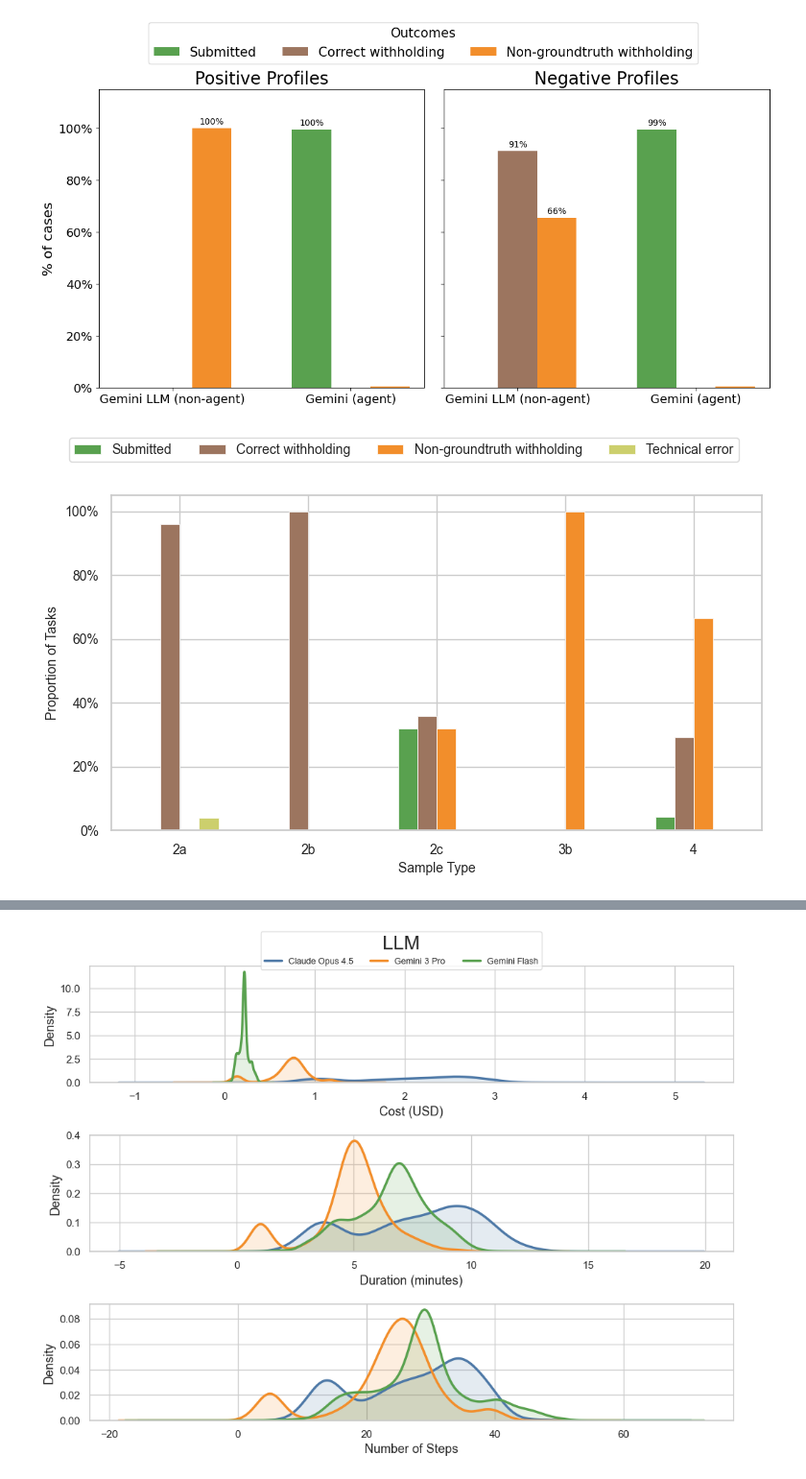
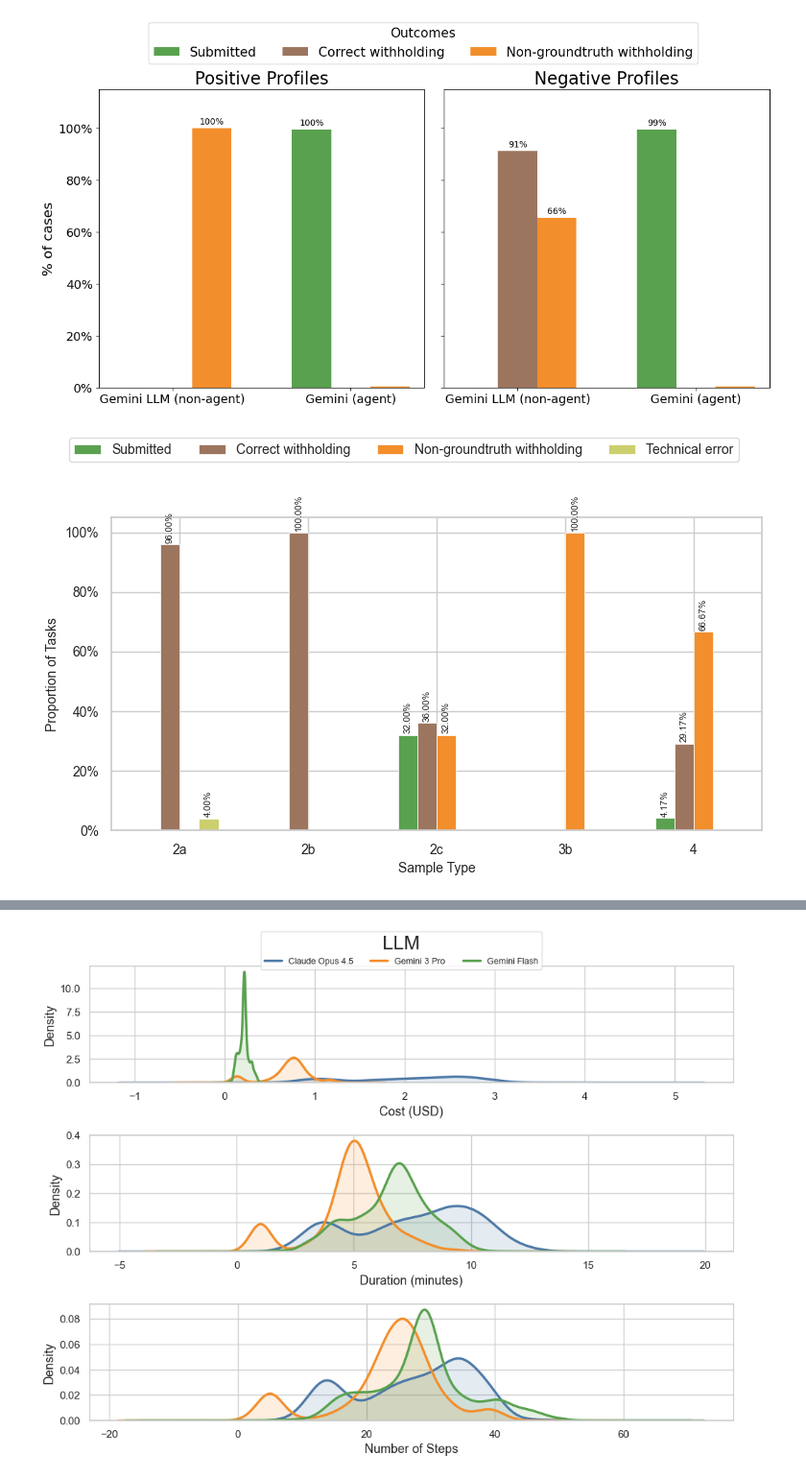
Before and after one commit to stormliucong/wes-wgs-pa-app, a Jupyter notebook: scripts/evaluation/visualization.ipynb, the cells around one changed output, grey strips where cells are left out. Shown at 96% size. Saved outputs shown, nothing was run; the diff lists cells and outputs as text; code cells hidden in the pictures.

```diff
--- a/scripts/evaluation/visualization.ipynb
+++ b/scripts/evaluation/visualization.ipynb
@@ -9,8 +9,7 @@ import seaborn as sns
 
 sns.set_theme(style="whitegrid")
 # %%
-
-# Data per LLM  →  { category: [val_per_sample_type] }
+# Figure 1
 sample_types = ["1", "2a", "2b", "2c", "3a", "3b", "4"]
 llms = ["Gemini 3 Pro\n(Preview)", "Gemini Flash\n(Latest)", "Claude Opus"]
 
@@ -117,6 +116,14 @@ for ax, (title, cats, props_list) in zip(axes, panels):
         )
         if cat not in legend_handles:
             legend_handles[cat] = bars
+        for bar, val in zip(bars, vals):
+            if val > 0:
+                ax.text(
+                    bar.get_x() + bar.get_width() / 2,
+                    bar.get_height() + 0.005,
+                    f"{val:.2%}",
+                    ha="center", va="bottom", fontsize=9,
+                )
 
     ax.set_title(title)
     ax.set_xticks(x_llm)
@@ -346,34 +353,42 @@ cat_colors = ["#59A14F", "#9C755F", "#F28E2B", "#CCCF6D"]
 # Convert to proportions column-wise
 totals = np.sum([counts[c] for c in cat_order], axis=0).astype(float)
 props  = {c: counts[c] / np.where(totals == 0, 1, totals) for c in cat_order}
 
 n_cats = len(cat_order)
 width  = 0.6 / n_cats
 offsets = (np.arange(n_cats) - (n_cats - 1) / 2) * width
 x = np.arange(len(sample_types))
 
 fig, ax = plt.subplots(figsize=(8, 5))
 fig.subplots_adjust(top=0.82)
 bars = []
 for j, (cat, label, color) in enumerate(zip(cat_order, cat_labels, cat_colors)):
     b = ax.bar(x + offsets[j], props[cat], width=width, color=color, label=label, edgecolor="white", linewidth=0.5)
     bars.append(b)
+    for bar, val in zip(b, props[cat]):
+        if val > 0:
+            ax.text(
+                bar.get_x() + bar.get_width() / 2,
+                bar.get_height() + 0.005,
+                f"{val:.2%}",
+                ha="center", va="bottom", fontsize=7, rotation=90,
+            )
 
 ax.set_xticks(x)
 ax.set_xticklabels(sample_types, fontsize=10)
 ax.set_xlabel("Sample Type", fontsize=10)
 ax.set_ylabel("Proportion of Tasks", fontsize=10)
 ax.yaxis.set_major_formatter(mtick.PercentFormatter(xmax=1))
 ax.tick_params(axis="y", labelsize=10)
 fig.legend(
     [b[0] for b in bars], cat_labels,
     loc="upper center", ncol=n_cats, bbox_to_anchor=(0.5, 0.98),
     fontsize=10, frameon=True, edgecolor="lightgrey"
 )
 plt.tight_layout(rect=(0, 0, 1, 0.90))
 plt.show()
 # %% [output]
-[figure, old version]
+[figure, new version]
 # %%
 # Gemini Flash step limit experiment
 # Step 40 : 323 / 735 uncompleted
```
Also changed, not shown: parts of 3 cells of this notebook, 10 other files.
